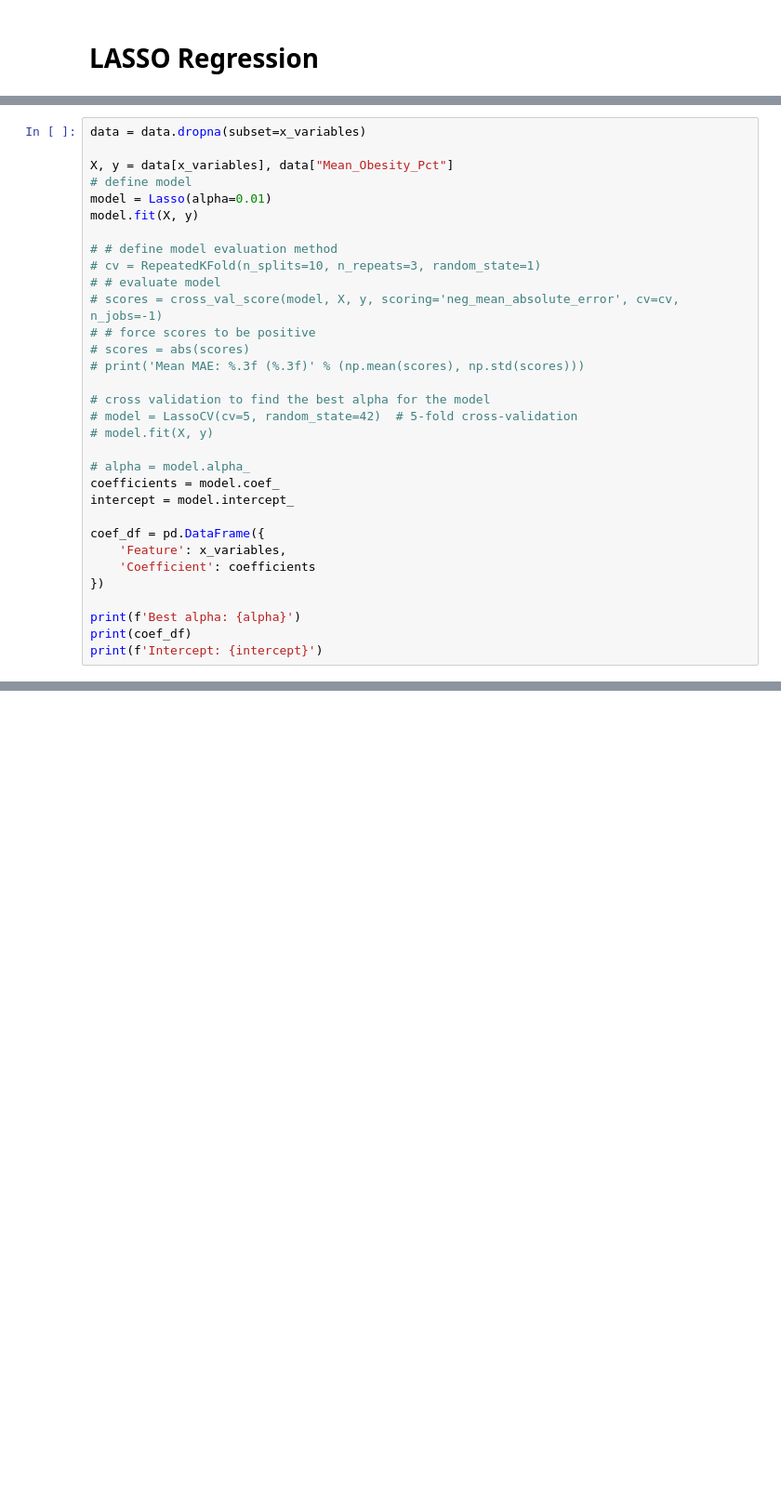
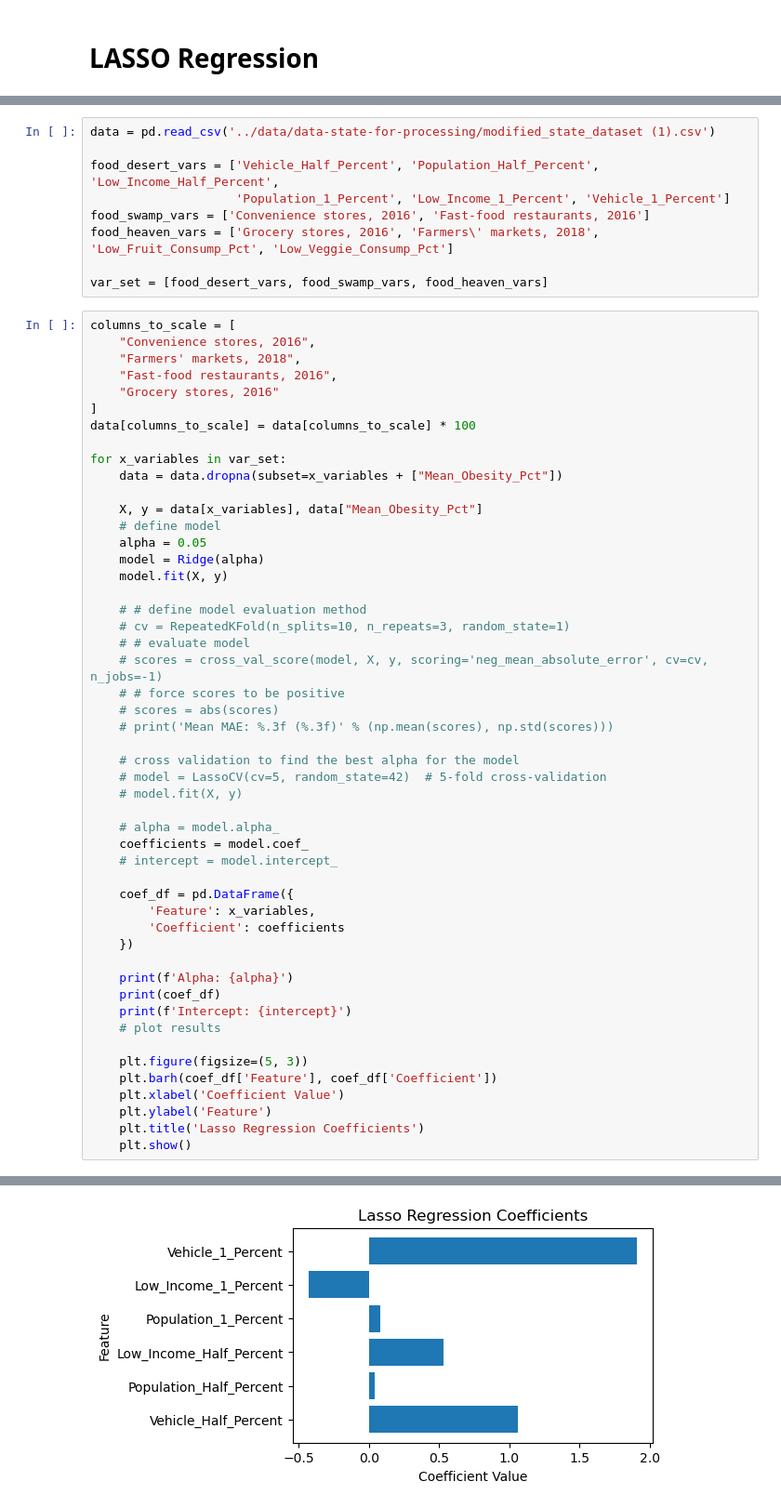
Before and after one commit to aaravdogra/citadel-datathon-2024, a Jupyter notebook: hypothesis-testing/regression.ipynb, the cells around one changed output, grey strips where cells are left out. Shown at 93% size. Drawn from its saved outputs; the diff is of its cells as text; blank space fills up the shorter version.

Commit message:
regression updates

```diff
--- a/hypothesis-testing/regression.ipynb
+++ b/hypothesis-testing/regression.ipynb
@@ -131,36 +134,63 @@ x_variables = [
 
 # # Drop the Total_Stores column if you don't need it anymore
 # data = data.drop(columns=['Total_Stores'])
+# %%
+data = pd.read_csv('../data/data-state-for-processing/modified_state_dataset (1).csv')
+
+food_desert_vars = ['Vehicle_Half_Percent', 'Population_Half_Percent', 'Low_Income_Half_Percent',
+                    'Population_1_Percent', 'Low_Income_1_Percent', 'Vehicle_1_Percent']
+food_swamp_vars = ['Convenience stores, 2016', 'Fast-food restaurants, 2016']
+food_heaven_vars = ['Grocery stores, 2016', 'Farmers\' markets, 2018', 'Low_Fruit_Consump_Pct', 'Low_Veggie_Consump_Pct']
+
+var_set = [food_desert_vars, food_swamp_vars, food_heaven_vars]
 # %%
-data = data.dropna(subset=x_variables)
+columns_to_scale = [
+    "Convenience stores, 2016",
+    "Farmers' markets, 2018",
+    "Fast-food restaurants, 2016",
+    "Grocery stores, 2016"
+]
+data[columns_to_scale] = data[columns_to_scale] * 100
 
-X, y = data[x_variables], data["Mean_Obesity_Pct"]
-# define model
-model = Lasso(alpha=0.01)
-model.fit(X, y)
+for x_variables in var_set:
+    data = data.dropna(subset=x_variables + ["Mean_Obesity_Pct"])
 
-# # define model evaluation method
-# cv = RepeatedKFold(n_splits=10, n_repeats=3, random_state=1)
-# # evaluate model
-# scores = cross_val_score(model, X, y, scoring='neg_mean_absolute_error', cv=cv, n_jobs=-1)
-# # force scores to be positive
-# scores = abs(scores)
-# print('Mean MAE: %.3f (%.3f)' % (np.mean(scores), np.std(scores)))
+    X, y = data[x_variables], data["Mean_Obesity_Pct"]
+    # define model
+    alpha = 0.05
+    model = Ridge(alpha)
+    model.fit(X, y)
 
-# cross validation to find the best alpha for the model
-# model = LassoCV(cv=5, random_state=42)  # 5-fold cross-validation
-# model.fit(X, y)
+    # # define model evaluation method
+    # cv = RepeatedKFold(n_splits=10, n_repeats=3, random_state=1)
+    # # evaluate model
+    # scores = cross_val_score(model, X, y, scoring='neg_mean_absolute_error', cv=cv, n_jobs=-1)
+    # # force scores to be positive
+    # scores = abs(scores)
+    # print('Mean MAE: %.3f (%.3f)' % (np.mean(scores), np.std(scores)))
 
-# alpha = model.alpha_
-coefficients = model.coef_
-intercept = model.intercept_
+    # cross validation to find the best alpha for the model
+    # model = LassoCV(cv=5, random_state=42)  # 5-fold cross-validation
+    # model.fit(X, y)
 
-coef_df = pd.DataFrame({
-    'Feature': x_variables,
-    'Coefficient': coefficients
-})
+    # alpha = model.alpha_
+    coefficients = model.coef_
+    # intercept = model.intercept_
 
-print(f'Best alpha: {alpha}')
-print(coef_df)
-print(f'Intercept: {intercept}')
+    coef_df = pd.DataFrame({
+        'Feature': x_variables,
+        'Coefficient': coefficients
+    })
+
+    print(f'Alpha: {alpha}')
+    print(coef_df)
+    print(f'Intercept: {intercept}')
+    # plot results
+
+    plt.figure(figsize=(5, 3))
+    plt.barh(coef_df['Feature'], coef_df['Coefficient'])
+    plt.xlabel('Coefficient Value')
+    plt.ylabel('Feature')
+    plt.title('Lasso Regression Coefficients')
+    plt.show()
 # %% [output]
@@ -176,0 +206 @@ Intercept: 20.78685885954099
+[figure, added]
```
Also changed, not shown: parts of 18 cells of this notebook, 2 other files.
